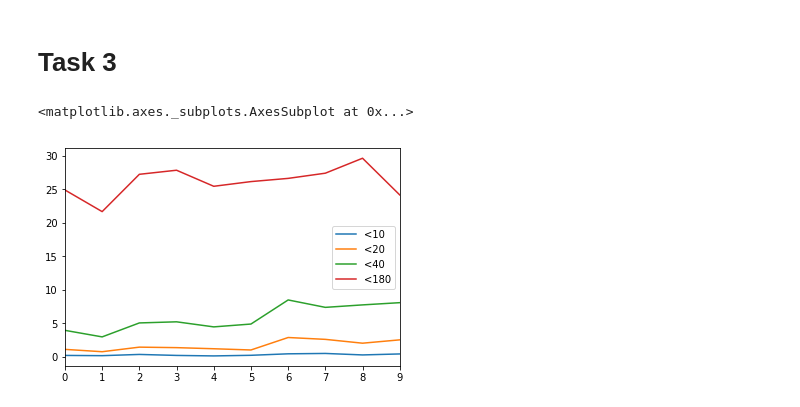
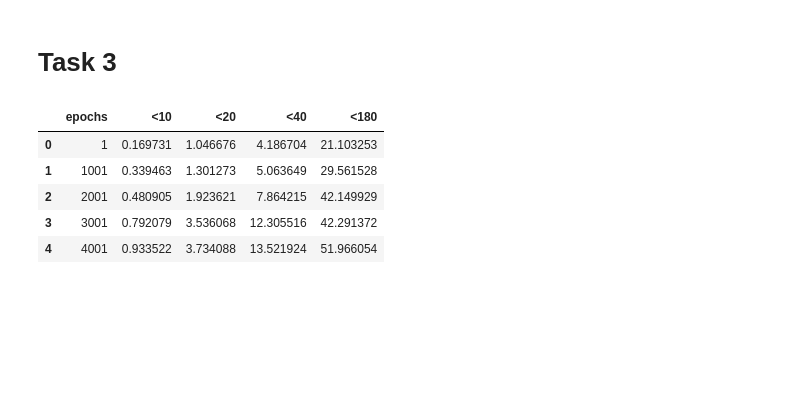
Before and after one commit to kanales/cnn-pose-estimation, a Jupyter notebook: Project.ipynb, the cells around one changed output. Drawn from its saved outputs; the diff is of its cells as text; code cells hidden in the pictures; blank space fills up the shorter version.

```diff
--- a/Project.ipynb
+++ b/Project.ipynb
@@ -157,10 +156,12 @@ Key beta1_power not found in checkpoint
 # %% [markdown]
 # Task 3
-# %%
-def plot_histograms(filename = 'hists.csv'):
-    df = pd.read_csv(filename)
-    return df.drop('epochs',axis=1).plot()
-plot_histograms()
-# %% [output]
-<matplotlib.axes._subplots.AxesSubplot at 0x...>
-[figure, removed]
+# %%
+df = pd.read_csv('hists.csv')
+df
+# %% [output]
+|  | epochs | <10 | <20 | <40 | <180 |
+| 0 | 1 | 0.169731 | 1.046676 | 4.186704 | 21.103253 |
+| 1 | 1001 | 0.339463 | 1.301273 | 5.063649 | 29.561528 |
+| 2 | 2001 | 0.480905 | 1.923621 | 7.864215 | 42.149929 |
+| 3 | 3001 | 0.792079 | 3.536068 | 12.305516 | 42.291372 |
+| 4 | 4001 | 0.933522 | 3.734088 | 13.521924 | 51.966054 |
```
Also changed, not shown: parts of 12 cells of this notebook, 7 other files.
